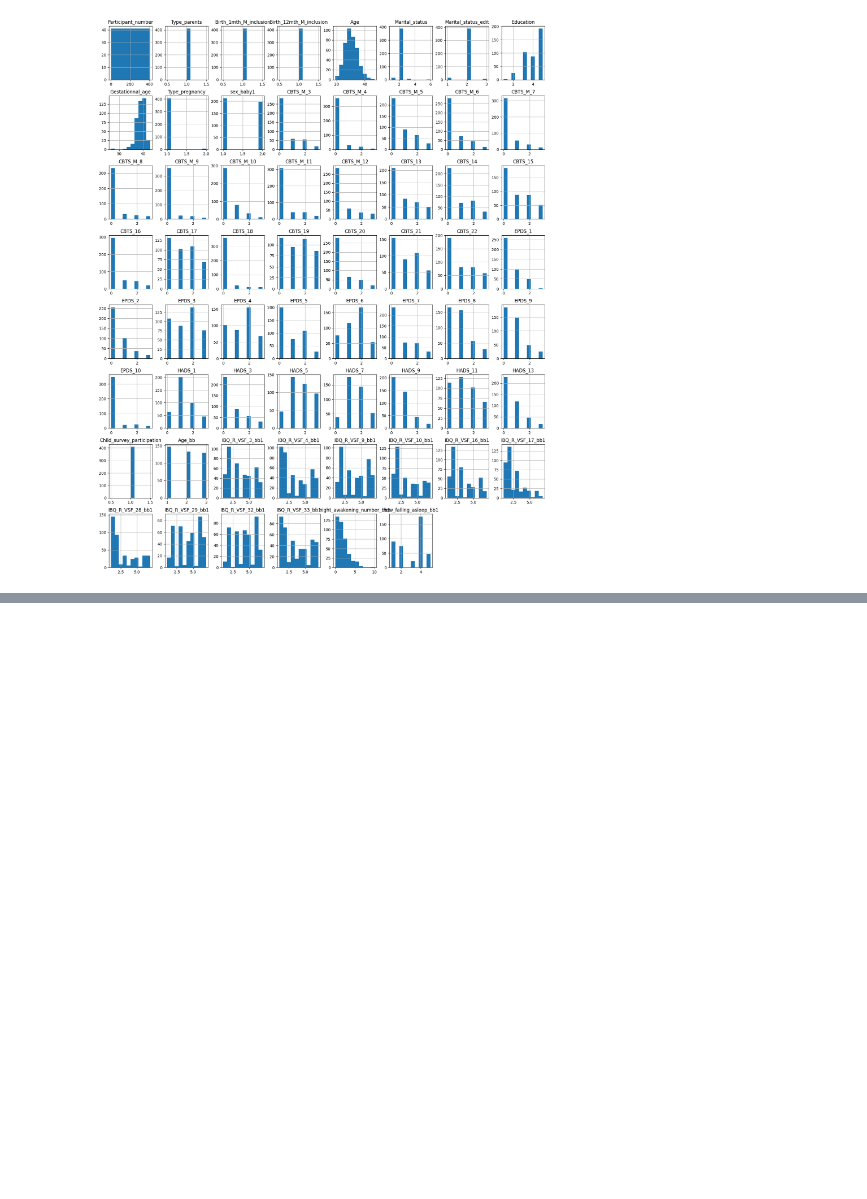
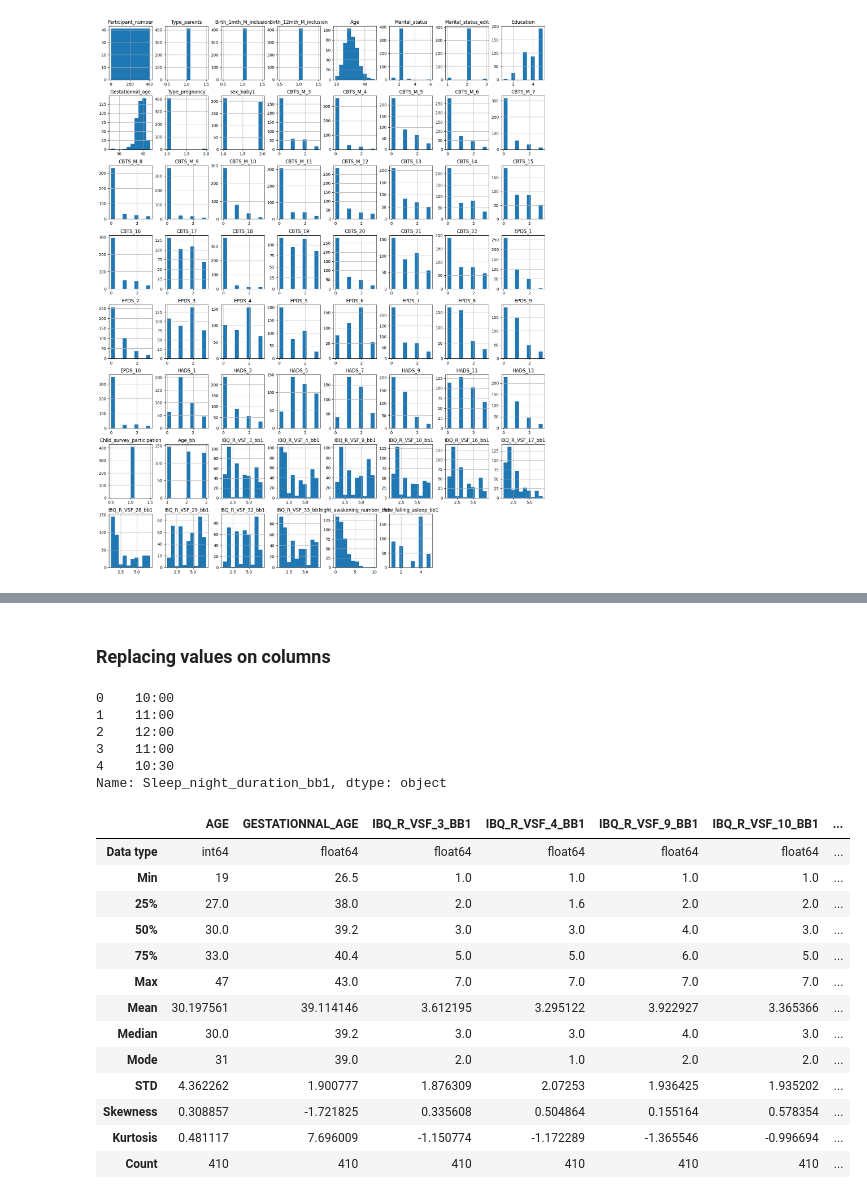
Before and after one commit to DRPwgu/maternal_health_on_infant_sleep, a Jupyter notebook: Data Exploration.ipynb, the cells around one changed output, grey strips where cells are left out. Cells and saved outputs as stored; diff of their text form; code cells hidden in the pictures; blank space fills up the shorter version.

```diff
--- a/Data Exploration.ipynb
+++ b/Data Exploration.ipynb
@@ -200,0 +252,2 @@ df_data.drop(columns=[])
+# %% [markdown]
+### Replacing values on columns
@@ -200,0 +261,9 @@ df_data.drop(columns=[])
+# %%
+df_data.Sleep_night_duration_bb1.head()
+# %% [output]
+0    10:00
+1    11:00
+2    12:00
+3    11:00
+4    10:30
+Name: Sleep_night_duration_bb1, dtype: object
@@ -200,0 +272,27 @@ df_data.drop(columns=[])
+# %%
+# Function to get summary stats
+def get_summary_stats_by_columns(df):
+    column_name = df.columns
+    new_df = pd.DataFrame(index=['Data type', 'Min', '25%', '50%', '75%','Max', 'Mean', 'Median', 'Mode', 'STD', 'Skewness', 'Kurtosis', 'Count'])
+    for col in column_name:
+        if pd.api.types.is_numeric_dtype(df[col]):
+            new_df[col.upper()] = [df[col].dtype, df[col].min(), df[col].quantile(.25), df[col].quantile(.5), df[col].quantile(.75),df[col].max(), df[col].mean(), df[col].median(),
+                                   df[col].mode()[0], df[col].std(), df[col].skew(), df[col].kurt() , df[col].count()]
+    return new_df
+# %%
+get_summary_stats_by_columns(df_data)
+# %% [output]
+|  | AGE | GESTATIONNAL_AGE | IBQ_R_VSF_3_BB1 | IBQ_R_VSF_4_BB1 | IBQ_R_VSF_9_BB1 | IBQ_R_VSF_10_BB1 | ... |
+| Data type | int64 | float64 | float64 | float64 | float64 | float64 | ... |
+| Min | 19 | 26.5 | 1.0 | 1.0 | 1.0 | 1.0 | ... |
+| 25% | 27.0 | 38.0 | 2.0 | 1.6 | 2.0 | 2.0 | ... |
+| 50% | 30.0 | 39.2 | 3.0 | 3.0 | 4.0 | 3.0 | ... |
+| 75% | 33.0 | 40.4 | 5.0 | 5.0 | 6.0 | 5.0 | ... |
+| Max | 47 | 43.0 | 7.0 | 7.0 | 7.0 | 7.0 | ... |
+| Mean | 30.197561 | 39.114146 | 3.612195 | 3.295122 | 3.922927 | 3.365366 | ... |
+| Median | 30.0 | 39.2 | 3.0 | 3.0 | 4.0 | 3.0 | ... |
+| Mode | 31 | 39.0 | 2.0 | 1.0 | 2.0 | 2.0 | ... |
+| STD | 4.362262 | 1.900777 | 1.876309 | 2.07253 | 1.936425 | 1.935202 | ... |
+| Skewness | 0.308857 | -1.721825 | 0.335608 | 0.504864 | 0.155164 | 0.578354 | ... |
+| Kurtosis | 0.481117 | 7.696009 | -1.150774 | -1.172289 | -1.365546 | -0.996694 | ... |
+| Count | 410 | 410 | 410 | 410 | 410 | 410 | ... |
```
Also changed, not shown: parts of 15 cells of this notebook, 1 other file.
